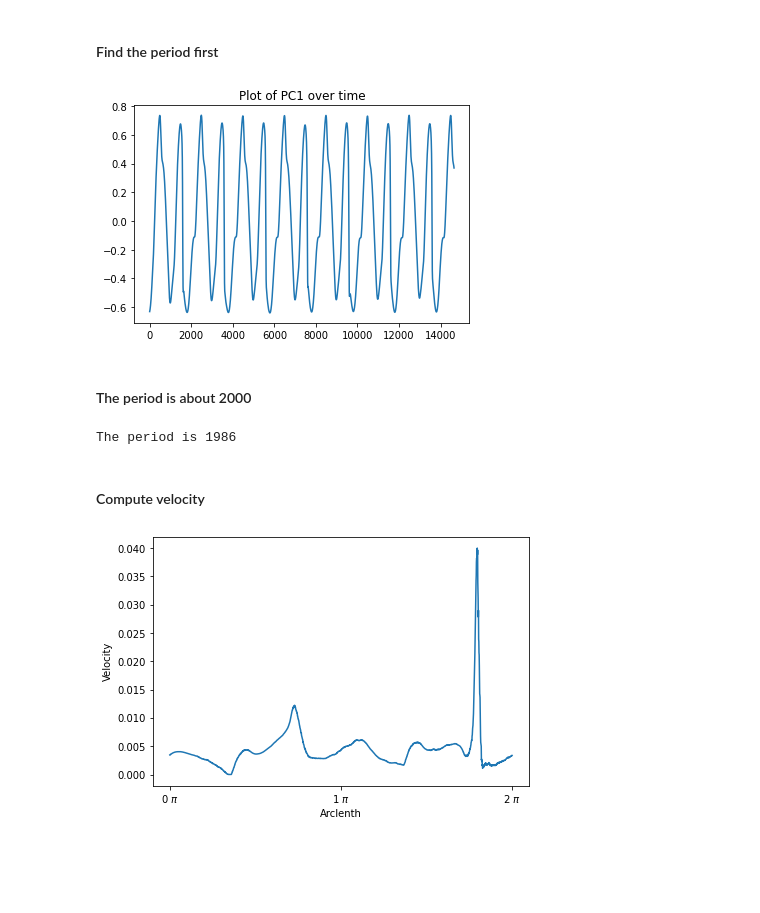
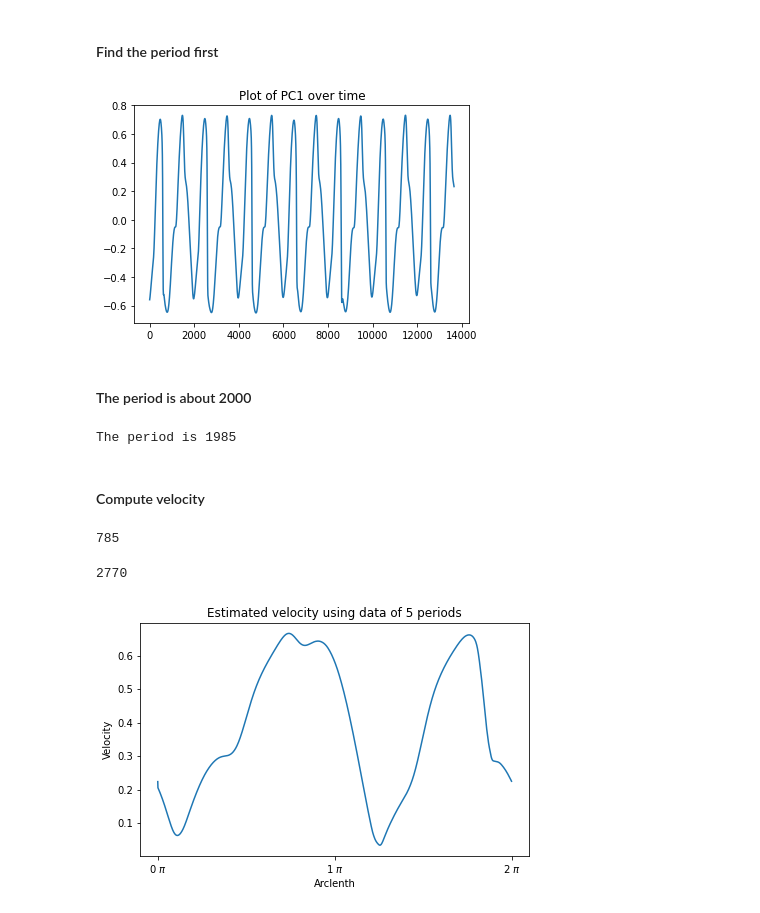
Before and after one commit to Linnore/MLCMS-Ex5-GroupK, a Jupyter notebook: Task5.ipynb, the cells around one changed output. Saved outputs shown, nothing was run; the diff lists cells and outputs as text; code cells hidden in the pictures; blank space fills up the shorter version.

```diff
--- a/Task5.ipynb
+++ b/Task5.ipynb
@@ -19,7 +16,7 @@ The autoreload extension is already loaded. To reload it, use:
 # %% [markdown]
 #### Part 1
 # %%
-data = np.loadtxt("data/MI_timesteps.txt", skiprows=1)
+data = np.loadtxt("data/MI_timesteps.txt", skiprows=1001)
 # %%
 dataPID = data[:, 2:5]
 # %%
@@ -101,36 +97,51 @@ plt.plot(proj_X[:,0])
 plt.title("Plot of PC1 over time")
 plt.show()
 # %% [output]
-[figure, old version]
+[figure, new version]
 # %% [markdown]
 #### The period is about 2000
 # %%
-print("The period is", np.argmin(proj_X[3500:4000,0]) + 3500 -np.argmin(proj_X[1500:2000,0]) - 1500)
+print("The period is", np.argmin(proj_X[2000:4000,0]) + 2000 - np.argmin(proj_X[0:2000,0]))
 # %% [output]
-The period is 1986
+The period is 1985
 # %% [markdown]
 #### Compute velocity
 # %%
-t1 = np.argmin(proj_X[3500:4000,0]) + 3500
-t0 = np.argmin(proj_X[1500:2000,0]) + 1500
+t1 = np.argmin(proj_X[2000:4000,0]) + 2000
+t0 = np.argmin(proj_X[0:2000,0])
 T = t1-t0
+# %%
+t0
+# %% [output]
+785
+# %%
+t1
+# %% [output]
+2770
 # %%
-v = []
-arclen = []
+v = np.zeros(T)
+arclen = np.zeros(T)
 dt = 1
-for t in range(t0, t1+1):
-    arclen.append((t-t0)/T)
-    dx = proj_X[t+1] - proj_X[t]
-    v.append(np.linalg.norm(dx)/dt)
+for t in range(T):
+    arclen[t] = t/T
 
+t = t0
+num = 5
+while t < t0+num*T:
+    t += 1
+    dx = proj_X[t] - proj_X[t-t]
+    v[(t-t0)%T] += np.linalg.norm(dx)/dt
+
+v = v/10
 
 fig = plt.figure(constrained_layout=True)
 ax = fig.add_subplot()
 ax.plot(2*np.array(arclen), v)
 ax.xaxis.set_major_formatter(ticker.FormatStrFormatter('%g $\pi$'))
 ax.xaxis.set_major_locator(ticker.MultipleLocator(base=1.0))
 ax.set_ylabel("Velocity")
 ax.set_xlabel("Arclenth")
+ax.title.set_text("Estimated velocity using data of 5 periods")
 plt.show()
 # %% [output]
-[figure, old version]
+[figure, new version]
```
Also changed, not shown: parts of 5 cells of this notebook, 4 other files.
